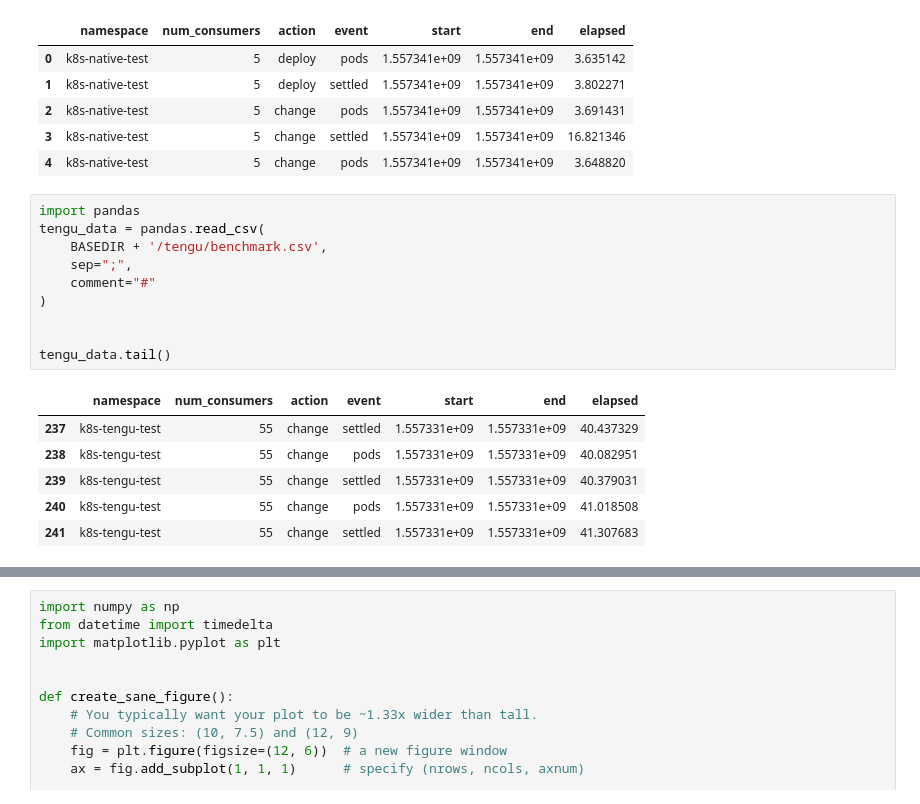
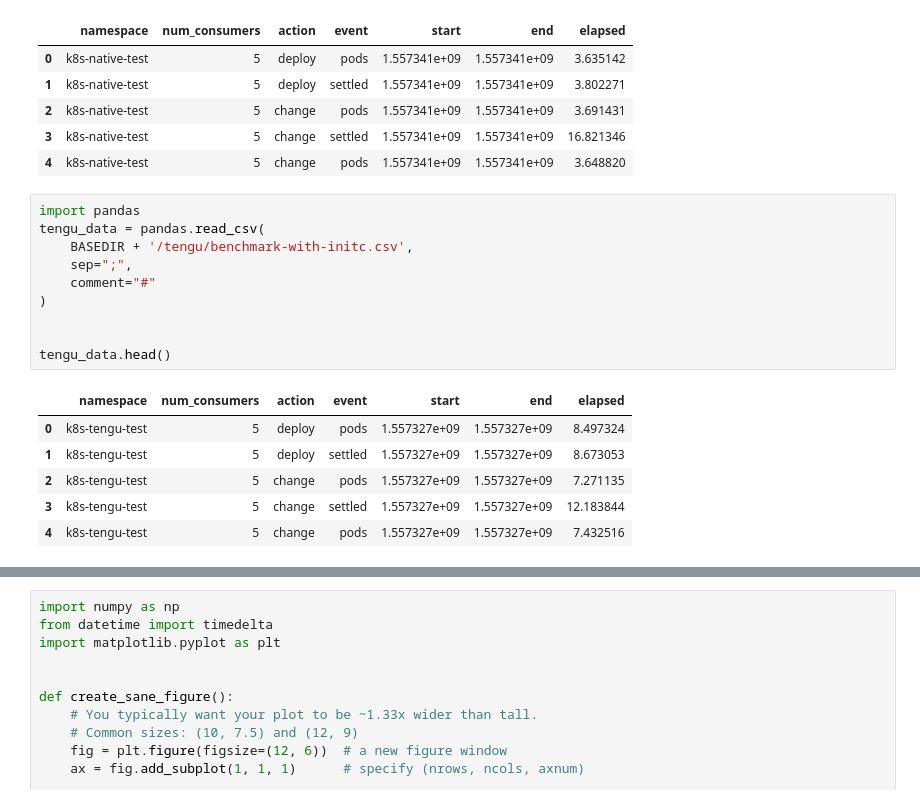
Before and after one commit to IBCNServices/kubernetes-relationships-results, a Jupyter notebook: base-url-change-propagation.ipynb, the cells around one changed output, grey strips where cells are left out. Cells and saved outputs as stored; diff of their text form.

Commit message:
before switch to new deployment

```diff
--- a/base-url-change-propagation.ipynb
+++ b/base-url-change-propagation.ipynb
@@ -37,17 +37,17 @@ k8s_data.head()
 # %%
 import pandas
 tengu_data = pandas.read_csv(
-    BASEDIR + '/tengu/benchmark.csv',
+    BASEDIR + '/tengu/benchmark-with-initc.csv',
     sep=";",
     comment="#"
 )
 
 
-tengu_data.tail()
+tengu_data.head()
 # %% [output]
 |  | namespace | num_consumers | action | event | start | end | elapsed |
-| 237 | k8s-tengu-test | 55 | change | settled | 1.557331e+09 | 1.557331e+09 | 40.437329 |
-| 238 | k8s-tengu-test | 55 | change | pods | 1.557331e+09 | 1.557331e+09 | 40.082951 |
-| 239 | k8s-tengu-test | 55 | change | settled | 1.557331e+09 | 1.557331e+09 | 40.379031 |
-| 240 | k8s-tengu-test | 55 | change | pods | 1.557331e+09 | 1.557331e+09 | 41.018508 |
-| 241 | k8s-tengu-test | 55 | change | settled | 1.557331e+09 | 1.557331e+09 | 41.307683 |
+| 0 | k8s-tengu-test | 5 | deploy | pods | 1.557327e+09 | 1.557327e+09 | 8.497324 |
+| 1 | k8s-tengu-test | 5 | deploy | settled | 1.557327e+09 | 1.557327e+09 | 8.673053 |
+| 2 | k8s-tengu-test | 5 | change | pods | 1.557327e+09 | 1.557327e+09 | 7.271135 |
+| 3 | k8s-tengu-test | 5 | change | settled | 1.557327e+09 | 1.557327e+09 | 12.183844 |
+| 4 | k8s-tengu-test | 5 | change | pods | 1.557327e+09 | 1.557327e+09 | 7.432516 |
```
Also changed, not shown: parts of 2 cells of this notebook, 4 other files.
